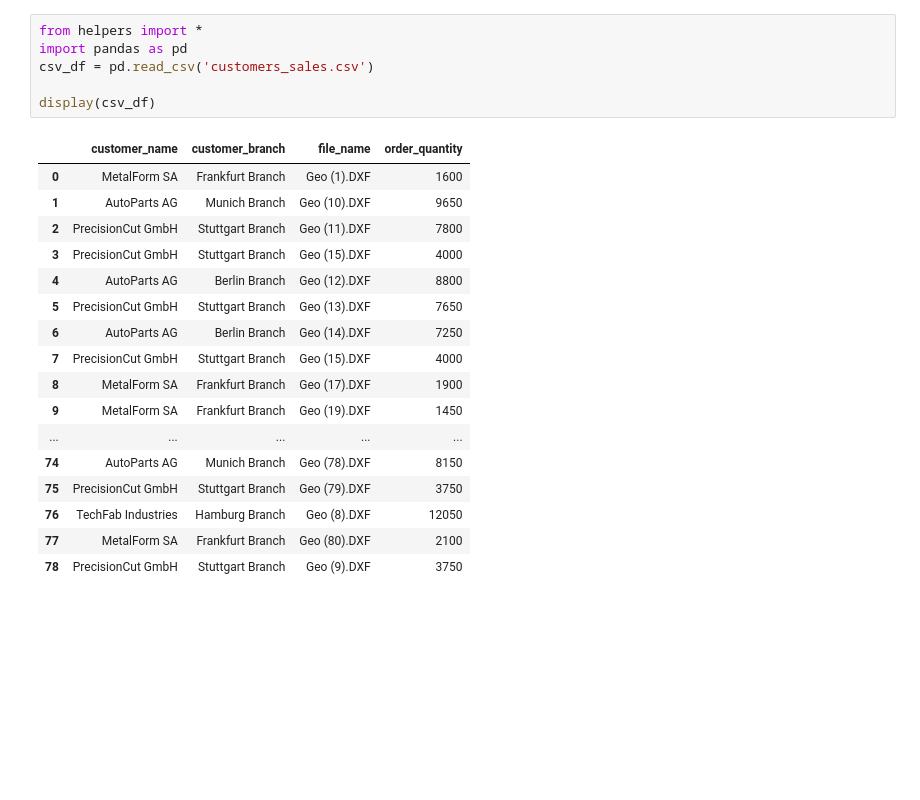
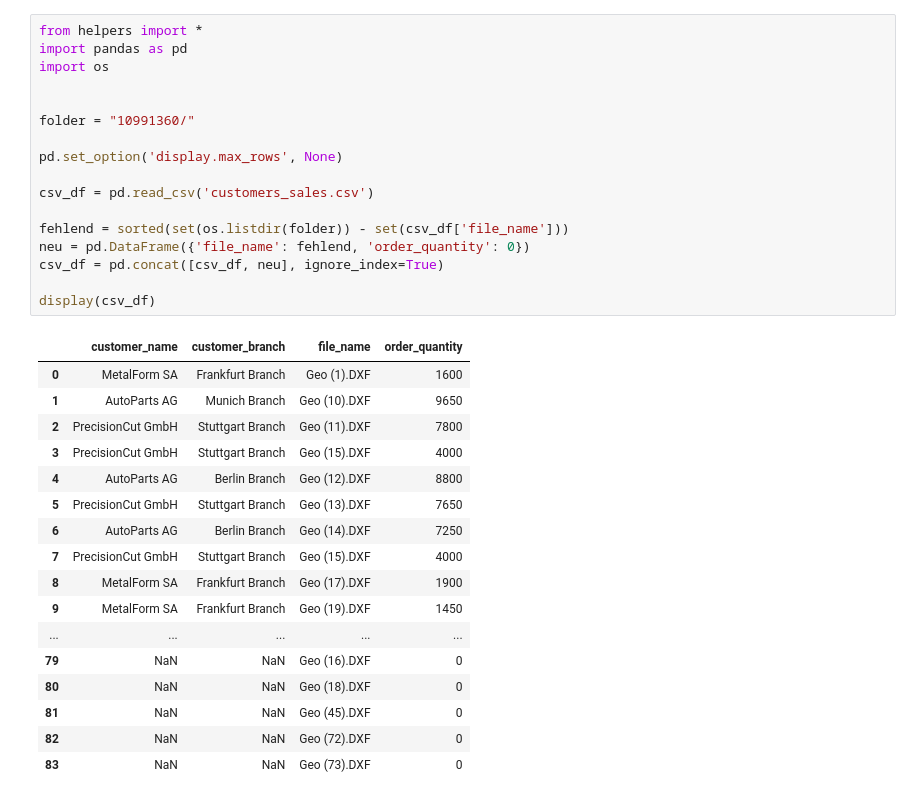
Before and after one commit to Nanof5/DSF4E, a Jupyter notebook: DSF4E_Challenge1/csv_ana.ipynb, the cells around one changed output. Cells and saved outputs as stored; diff of their text form; blank space fills up the shorter version.

```diff
--- a/DSF4E_Challenge1/csv_ana.ipynb
+++ b/DSF4E_Challenge1/csv_ana.ipynb
@@ -1,27 +1,38 @@
 # %%
 from helpers import *
 import pandas as pd
+import os
+
+
+folder = "10991360/"
+
+pd.set_option('display.max_rows', None)
+
 csv_df = pd.read_csv('customers_sales.csv')
 
+fehlend = sorted(set(os.listdir(folder)) - set(csv_df['file_name']))
+neu = pd.DataFrame({'file_name': fehlend, 'order_quantity': 0})
+csv_df = pd.concat([csv_df, neu], ignore_index=True)
+
 display(csv_df)
 # %% [output]
 |  | customer_name | customer_branch | file_name | order_quantity |
 | 0 | MetalForm SA | Frankfurt Branch | Geo (1).DXF | 1600 |
 | 1 | AutoParts AG | Munich Branch | Geo (10).DXF | 9650 |
 | 2 | PrecisionCut GmbH | Stuttgart Branch | Geo (11).DXF | 7800 |
 | 3 | PrecisionCut GmbH | Stuttgart Branch | Geo (15).DXF | 4000 |
 | 4 | AutoParts AG | Berlin Branch | Geo (12).DXF | 8800 |
 | 5 | PrecisionCut GmbH | Stuttgart Branch | Geo (13).DXF | 7650 |
 | 6 | AutoParts AG | Berlin Branch | Geo (14).DXF | 7250 |
 | 7 | PrecisionCut GmbH | Stuttgart Branch | Geo (15).DXF | 4000 |
 | 8 | MetalForm SA | Frankfurt Branch | Geo (17).DXF | 1900 |
 | 9 | MetalForm SA | Frankfurt Branch | Geo (19).DXF | 1450 |
 | ... | ... | ... | ... | ... |
-| 74 | AutoParts AG | Munich Branch | Geo (78).DXF | 8150 |
-| 75 | PrecisionCut GmbH | Stuttgart Branch | Geo (79).DXF | 3750 |
-| 76 | TechFab Industries | Hamburg Branch | Geo (8).DXF | 12050 |
-| 77 | MetalForm SA | Frankfurt Branch | Geo (80).DXF | 2100 |
-| 78 | PrecisionCut GmbH | Stuttgart Branch | Geo (9).DXF | 3750 |
+| 79 | NaN | NaN | Geo (16).DXF | 0 |
+| 80 | NaN | NaN | Geo (18).DXF | 0 |
+| 81 | NaN | NaN | Geo (45).DXF | 0 |
+| 82 | NaN | NaN | Geo (72).DXF | 0 |
+| 83 | NaN | NaN | Geo (73).DXF | 0 |
 # %%
 customer_branch_id = {}
 
```
Also changed, not shown: parts of 5 cells of this notebook, 3 other files.
